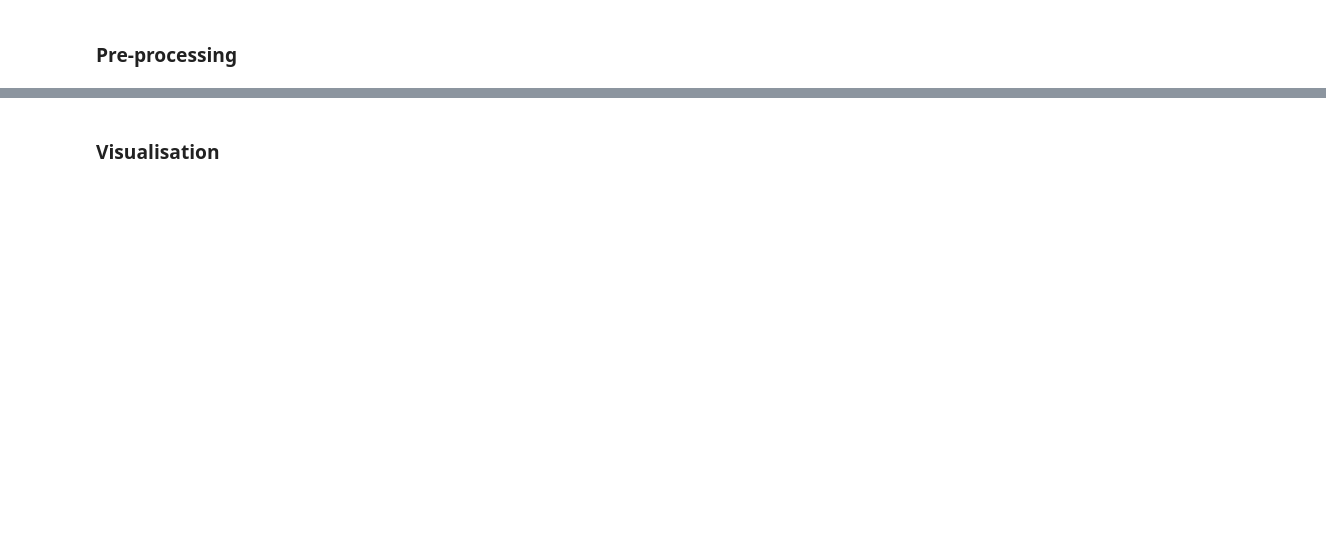
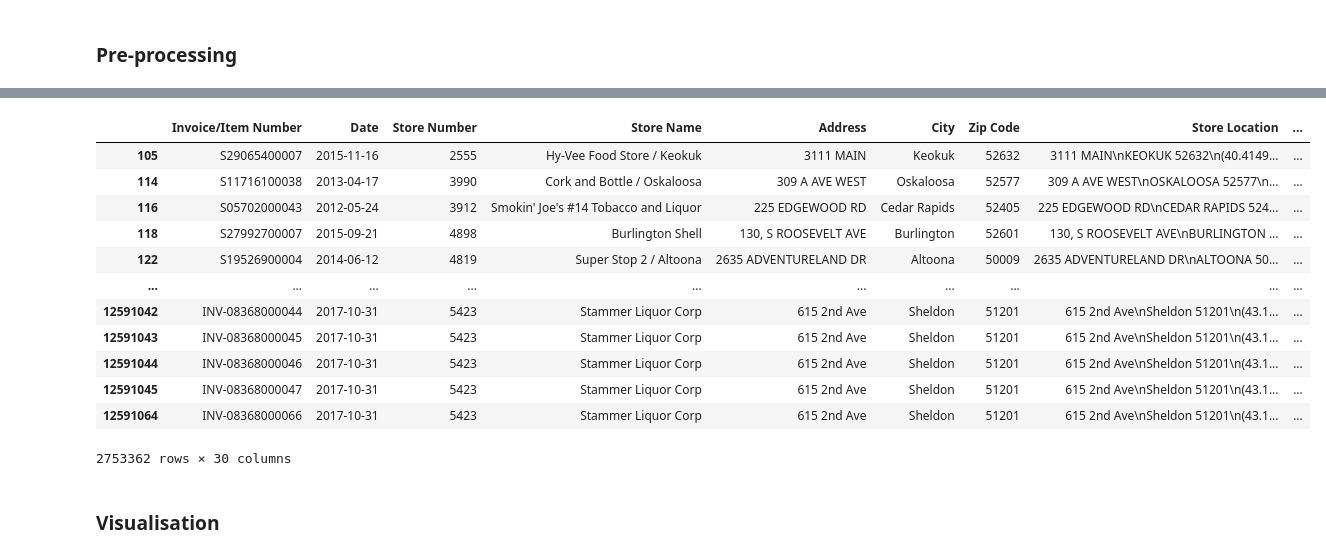
Before and after one commit to MelodyJIN-Y/MAST30034FinalProject, a Jupyter notebook: Final_project_new.ipynb, the cells around one changed output, grey strips where cells are left out. Saved outputs shown, nothing was run; the diff lists cells and outputs as text; code cells hidden in the pictures; blank space fills up the shorter version.

```diff
--- a/Final_project_new.ipynb
+++ b/Final_project_new.ipynb
@@ -85,7 +85,8 @@ l.iloc[:3, 0].to_list()
 [1031080.0, 1012100.0, 1062310.0]
 # %%
 top_three_category = l.iloc[:3, 0].to_list()
-data = data_all.loc[data_all["Category"].isin(top_three_category),:]
+#data = data_all.loc[data_all["Category"].isin(top_three_category),:]
+data = data_all
 data.Category.value_counts()
 print(data.shape)
 # %% [output]
@@ -97,11 +113,12 @@ print(data.shape)
 data["County"] = data["County"].str.title()
 data["City"] = data["City"].str.title()
 county_countN_df = data.loc[:,["County","County Number","Date"]].groupby(["County","County Number"]).count().reset_index()
+print("Counties with the same county number but conflicting names")
 county_countN_df["County Number"].value_counts()
-print("Counties with the same county number but conflicting names")
 print(county_countN_df.loc[county_countN_df["County Number"].isin([71.0, 78.0,17.0, 11.0]),:])
 
-data.County = data.County.replace(["buena vist","cerro gord","obrien","pottawatta"],
-                                  ["buena vista","cerro gordo","o'brien","pottawattamie"])
+data.County = data.County.replace(["Buena Vist","Cerro Gord",
+                                   "Obrien","Pottawatta"], ["Buena Vista","Cerro Gordo",
+                                                            "O'brien","Pottawattamie"])
 # %% [output]
 Counties with the same county number but conflicting names
@@ -161,3 +260,19 @@ data_filtered["Profit"] = (data_filtered["State Bottle Retail"] -
+# %%
+data_filtered
+# %% [output]
+|  | Invoice/Item Number | Date | Store Number | Store Name | Address | City | Zip Code | Store Location | ... |
+| 105 | S29065400007 | 2015-11-16 | 2555 | Hy-Vee Food Store / Keokuk | 3111 MAIN | Keokuk | 52632 | 3111 MAIN\nKEOKUK 52632\n(40.4149... | ... |
+| 114 | S11716100038 | 2013-04-17 | 3990 | Cork and Bottle / Oskaloosa | 309 A AVE WEST | Oskaloosa | 52577 | 309 A AVE WEST\nOSKALOOSA 52577\n... | ... |
+| 116 | S05702000043 | 2012-05-24 | 3912 | Smokin' Joe's #14 Tobacco and Liquor | 225 EDGEWOOD RD | Cedar Rapids | 52405 | 225 EDGEWOOD RD\nCEDAR RAPIDS 524... | ... |
+| 118 | S27992700007 | 2015-09-21 | 4898 | Burlington Shell | 130, S ROOSEVELT AVE | Burlington | 52601 | 130, S ROOSEVELT AVE\nBURLINGTON ... | ... |
+| 122 | S19526900004 | 2014-06-12 | 4819 | Super Stop 2 / Altoona | 2635 ADVENTURELAND DR | Altoona | 50009 | 2635 ADVENTURELAND DR\nALTOONA 50... | ... |
+| ... | ... | ... | ... | ... | ... | ... | ... | ... | ... |
+| 12591042 | INV-08368000044 | 2017-10-31 | 5423 | Stammer Liquor Corp | 615 2nd Ave | Sheldon | 51201 | 615 2nd Ave\nSheldon 51201\n(43.1... | ... |
+| 12591043 | INV-08368000045 | 2017-10-31 | 5423 | Stammer Liquor Corp | 615 2nd Ave | Sheldon | 51201 | 615 2nd Ave\nSheldon 51201\n(43.1... | ... |
+| 12591044 | INV-08368000046 | 2017-10-31 | 5423 | Stammer Liquor Corp | 615 2nd Ave | Sheldon | 51201 | 615 2nd Ave\nSheldon 51201\n(43.1... | ... |
+| 12591045 | INV-08368000047 | 2017-10-31 | 5423 | Stammer Liquor Corp | 615 2nd Ave | Sheldon | 51201 | 615 2nd Ave\nSheldon 51201\n(43.1... | ... |
+| 12591064 | INV-08368000066 | 2017-10-31 | 5423 | Stammer Liquor Corp | 615 2nd Ave | Sheldon | 51201 | 615 2nd Ave\nSheldon 51201\n(43.1... | ... |
+2753362 rows × 30 columns
 # %% [markdown]
 ### Visualisation
 # %%
```
Also changed, not shown: parts of 11 cells of this notebook.
